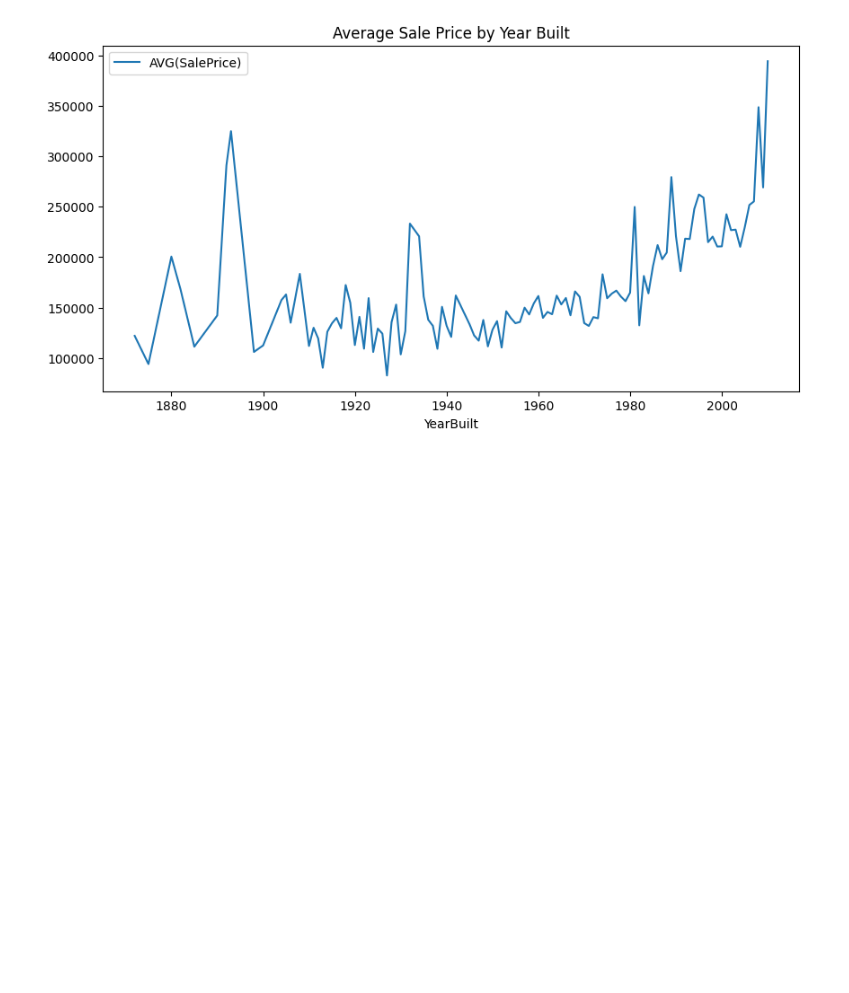
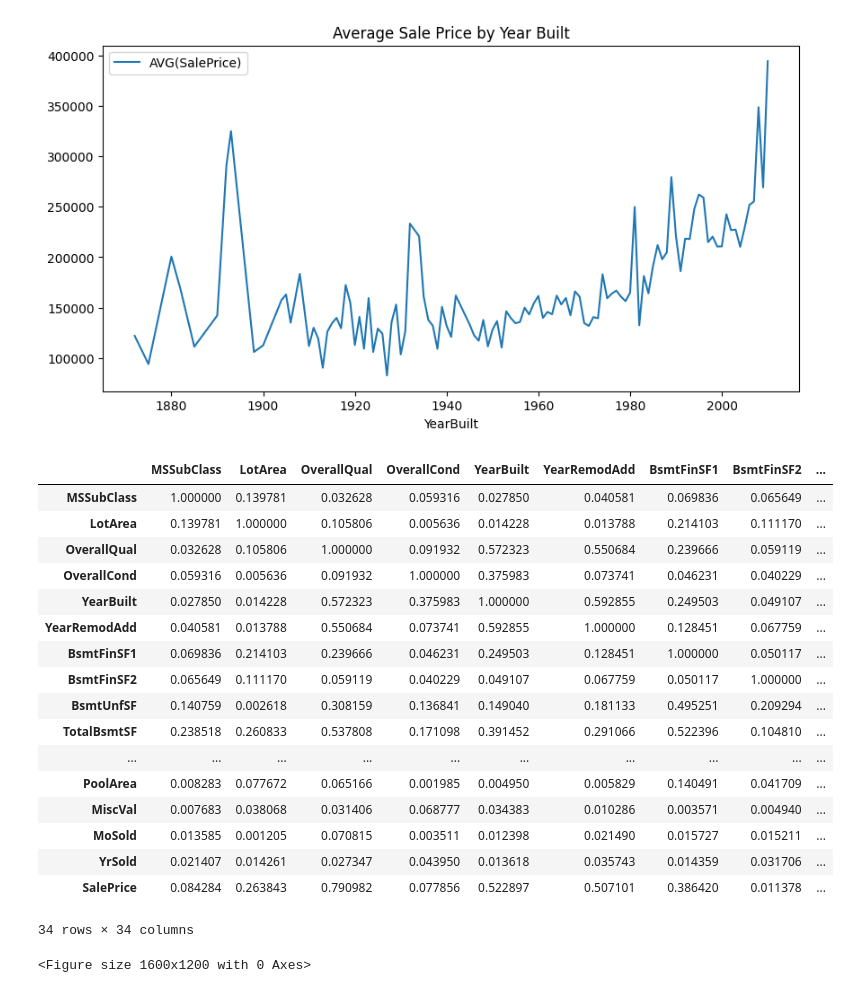
Before and after one commit to AamirIbrahim/housing_price_predictor, a Jupyter notebook: sample_queries/basic_visualization.ipynb, the cells around one changed output. Saved outputs shown, nothing was run; the diff lists cells and outputs as text; code cells hidden in the pictures; blank space fills up the shorter version.

```diff
--- a/sample_queries/basic_visualization.ipynb
+++ b/sample_queries/basic_visualization.ipynb
@@ -17,3 +19,29 @@ display(df.plot(x='YearBuilt', y='AVG(SalePrice)', kind='line', title='Average S
 # %% [output]
 <Axes: title={'center': 'Average Sale Price by Year Built'}, xlabel='YearBuilt'>
 [figure]
+# %%
+# Correlation Matrix
+df = pd.read_sql('SELECT MSSubClass,LotArea,OverallQual,OverallCond,YearBuilt,YearRemodAdd,BsmtFinSF1,BsmtFinSF2,BsmtUnfSF,TotalBsmtSF,1stFlrSF,2ndFlrSF,LowQualFinSF,GrLivArea,BsmtFullBath,BsmtHalfBath,FullBath,HalfBath,BedroomAbvGr,KitchenAbvGr,TotRmsAbvGrd,Fireplaces,GarageCars,GarageArea,WoodDeckSF,OpenPorchSF,EnclosedPorch,3SsnPorch,ScreenPorch,PoolArea,MiscVal,MoSold,YrSold,SalePrice FROM incubator.housing_prices_train;', con=engine)
+plt.figure(figsize=(16, 12))
+correlation_matrix = df.corr().abs()
+display(correlation_matrix)
+# %% [output]
+|  | MSSubClass | LotArea | OverallQual | OverallCond | YearBuilt | YearRemodAdd | BsmtFinSF1 | BsmtFinSF2 | ... |
+| MSSubClass | 1.000000 | 0.139781 | 0.032628 | 0.059316 | 0.027850 | 0.040581 | 0.069836 | 0.065649 | ... |
+| LotArea | 0.139781 | 1.000000 | 0.105806 | 0.005636 | 0.014228 | 0.013788 | 0.214103 | 0.111170 | ... |
+| OverallQual | 0.032628 | 0.105806 | 1.000000 | 0.091932 | 0.572323 | 0.550684 | 0.239666 | 0.059119 | ... |
+| OverallCond | 0.059316 | 0.005636 | 0.091932 | 1.000000 | 0.375983 | 0.073741 | 0.046231 | 0.040229 | ... |
+| YearBuilt | 0.027850 | 0.014228 | 0.572323 | 0.375983 | 1.000000 | 0.592855 | 0.249503 | 0.049107 | ... |
+| YearRemodAdd | 0.040581 | 0.013788 | 0.550684 | 0.073741 | 0.592855 | 1.000000 | 0.128451 | 0.067759 | ... |
+| BsmtFinSF1 | 0.069836 | 0.214103 | 0.239666 | 0.046231 | 0.249503 | 0.128451 | 1.000000 | 0.050117 | ... |
+| BsmtFinSF2 | 0.065649 | 0.111170 | 0.059119 | 0.040229 | 0.049107 | 0.067759 | 0.050117 | 1.000000 | ... |
+| BsmtUnfSF | 0.140759 | 0.002618 | 0.308159 | 0.136841 | 0.149040 | 0.181133 | 0.495251 | 0.209294 | ... |
+| TotalBsmtSF | 0.238518 | 0.260833 | 0.537808 | 0.171098 | 0.391452 | 0.291066 | 0.522396 | 0.104810 | ... |
+| ... | ... | ... | ... | ... | ... | ... | ... | ... | ... |
+| PoolArea | 0.008283 | 0.077672 | 0.065166 | 0.001985 | 0.004950 | 0.005829 | 0.140491 | 0.041709 | ... |
+| MiscVal | 0.007683 | 0.038068 | 0.031406 | 0.068777 | 0.034383 | 0.010286 | 0.003571 | 0.004940 | ... |
+| MoSold | 0.013585 | 0.001205 | 0.070815 | 0.003511 | 0.012398 | 0.021490 | 0.015727 | 0.015211 | ... |
+| YrSold | 0.021407 | 0.014261 | 0.027347 | 0.043950 | 0.013618 | 0.035743 | 0.014359 | 0.031706 | ... |
+| SalePrice | 0.084284 | 0.263843 | 0.790982 | 0.077856 | 0.522897 | 0.507101 | 0.386420 | 0.011378 | ... |
+34 rows × 34 columns
+<Figure size 1600x1200 with 0 Axes>
```
Also changed, not shown: parts of 2 cells of this notebook, 3 other files.
